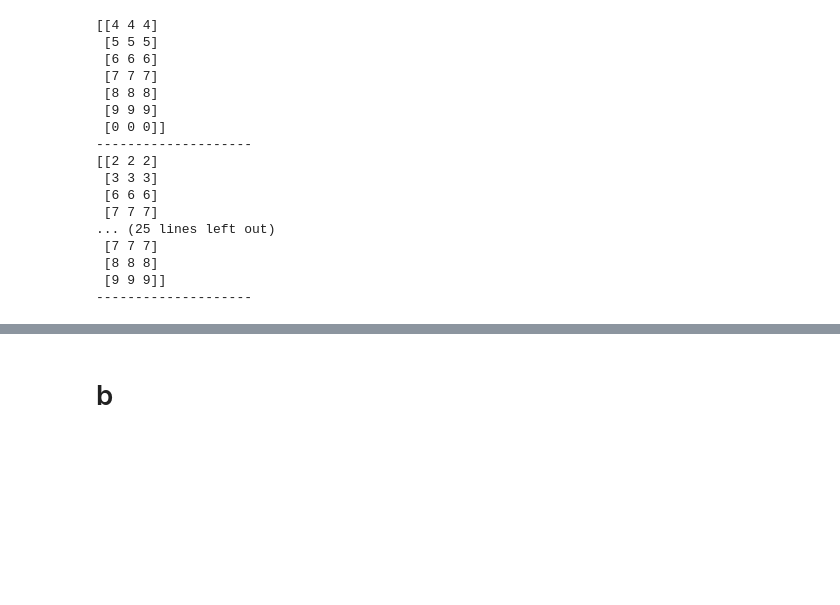
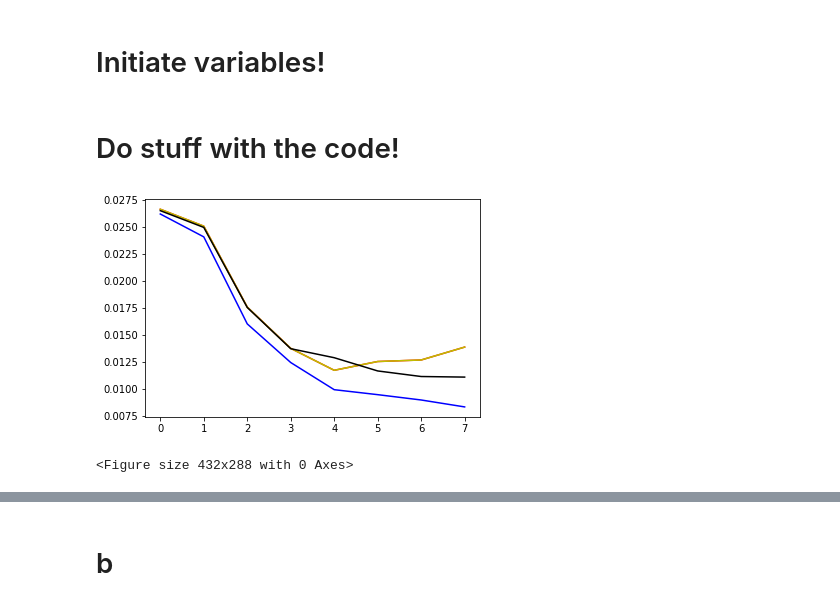
Before and after one commit to jkismul/MachineLearning, a Jupyter notebook: project1.ipynb, the cells around one changed output, grey strips where cells are left out. Cells and saved outputs as stored; diff of their text form; code cells hidden in the pictures; blank space fills up the shorter version.

```diff
--- a/project1.ipynb
+++ b/project1.ipynb
@@ -297,6 +88,0 @@ print(clf.coef_) #skl betas
-# %%
-std = 1.96*np.sqrt(abs(Var(z_n, ztilde, MPD,X))) ###ABS??
-
-for i in range(len(std)):
-    print(beta[i],std[i])
-#these things are huge, something is probably off
@@ -334,25 +88,0 @@ def ksajjad(X,z,k):
-# %%
-XX = np.array([[2,2,2],[3,3,3],[4,4,4],[5,5,5],[6,6,6],[7,7,7],[8,8,8],[9,9,9],[0,0,0]])
-zz = np.array([2,3,4,5,6,7,8,9,0])
-
-for X_train, X_test, z_train, z_test in ksajjad(XX,zz,5):
-    print(X_train)
-    print("--------------------")
-# %% [output]
-[[4 4 4]
- [5 5 5]
- [6 6 6]
- [7 7 7]
- [8 8 8]
- [9 9 9]
- [0 0 0]]
---------------------
-[[2 2 2]
- [3 3 3]
- [6 6 6]
- [7 7 7]
-... (25 lines left out)
- [7 7 7]
- [8 8 8]
- [9 9 9]]
---------------------
@@ -358,0 +108,15 @@ for X_train, X_test, z_train, z_test in ksajjad(XX,zz,5):
+# %%
+def kSplitter(X,z,k):
+    k = int(np.math.ceil((1./k)*len(X)))
+    n,m = np.shape(X)
+    ind = np.arange(0,n,k)
+    for i in ind:
+        X_test, z_test = X[i:(i+k),:],z[i:(i+k)]
+        if i ==0:
+            X_train,z_train = X[i+k:,:],z[i+k:]
+        elif i ==(n-k):
+            X_train,z_train = X[:i,:],z[:i]
+        else:
+            X_train = np.vstack([X[:i,:],X[i+k:,:]])
+            z_train = np.hstack([z[:i],z[i+k:]])
+        yield X_train, X_test, z_train, z_test
@@ -358,0 +273,2 @@ for X_train, X_test, z_train, z_test in ksajjad(XX,zz,5):
+# %% [markdown]
+# Initiate variables!
@@ -358,0 +304,29 @@ for X_train, X_test, z_train, z_test in ksajjad(XX,zz,5):
+# %% [markdown]
+# Do stuff with the code!
+# %%
+maxpd = 8
+_lam = 0.0001
+No_resampling = []
+kfold_resampling = []
+kfold_resampling_skl = []
+kfold_ridge = []
+kfold_lasso = []
+
+for i in range(maxpd):
+    X = Model(x,y,i+1)
+    No_resampling.append(NoResampling(X,z_n,_lam)[0])
+    kfold_resampling.append(kFold(k,X,z_n)[0])
+    kfold_resampling_skl.append(kFoldskl(k,X,z_n)[0])
+    kfold_ridge.append(kFoldRidge(k,X,z_n,_lam)[0])
+#     kfold_lasso.append(kFoldLassoCV(k,X,z_n,0.000001)[0])
+plt.figure()
+plt.plot(No_resampling,'b')
+plt.plot(kfold_resampling,'r')
+plt.plot(kfold_resampling_skl,'y')
+plt.plot(kfold_ridge,'k')
+# plt.plot(kfold_lasso,'c')
+plt.figure()
+plt.show()
+# %% [output]
+[figure, added]
+<Figure size 432x288 with 0 Axes>
```
Also changed, not shown: parts of 67 cells of this notebook.
